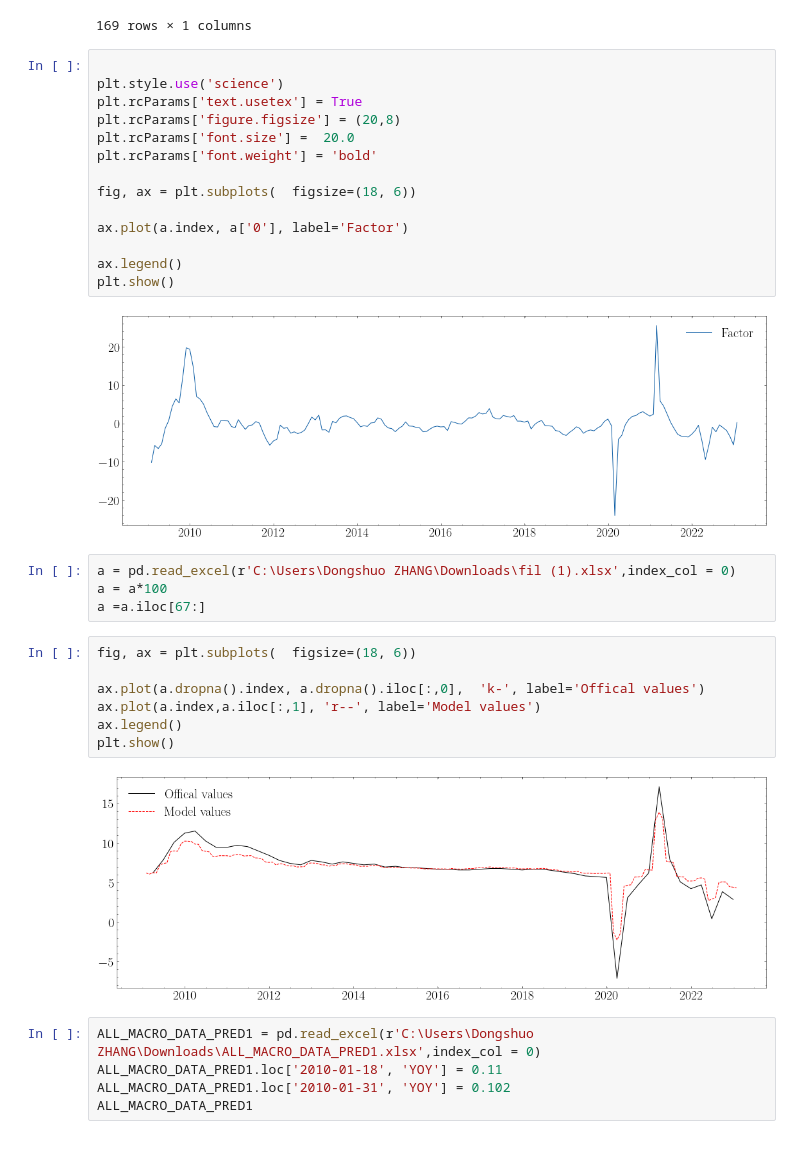
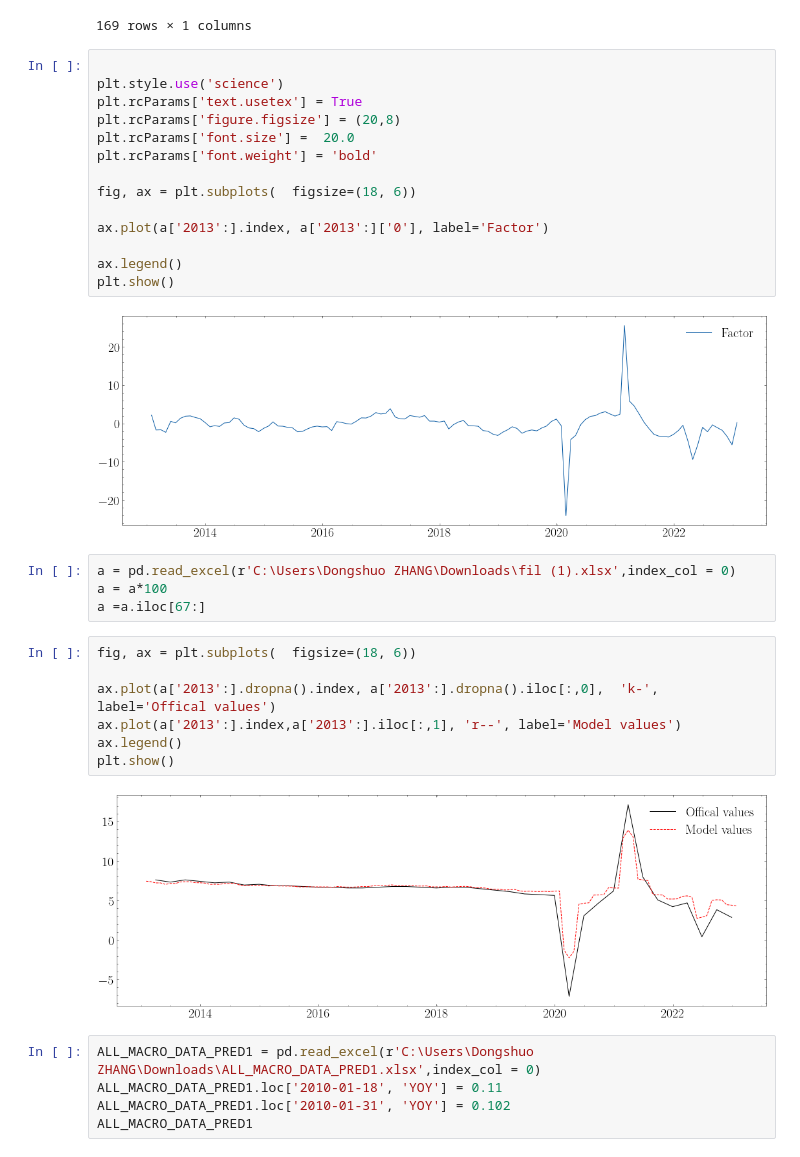
Before and after one commit to CharlesDZhang/China-GDP-Nowcasting, a Jupyter notebook: DFM.ipynb, the cells around one changed output. Saved outputs shown, nothing was run; the diff lists cells and outputs as text.

```diff
--- a/DFM.ipynb
+++ b/DFM.ipynb
@@ -217,12 +217,12 @@ plt.rcParams['font.weight'] = 'bold'
 
 fig, ax = plt.subplots(  figsize=(18, 6))
 
-ax.plot(a.index, a['0'], label='Factor')
+ax.plot(a['2013':].index, a['2013':]['0'], label='Factor')
 
 ax.legend()
 plt.show()
 # %% [output]
-[figure, old version]
+[figure, new version]
 # %%
 a = pd.read_excel(r'C:\Users\Dongshuo ZHANG\Downloads\fil (1).xlsx',index_col = 0)
 a = a*100
@@ -230,12 +230,12 @@ a =a.iloc[67:]
 # %%
 fig, ax = plt.subplots(  figsize=(18, 6))
 
-ax.plot(a.dropna().index, a.dropna().iloc[:,0],  'k-', label='Offical values')
-ax.plot(a.index,a.iloc[:,1], 'r--', label='Model values')
+ax.plot(a['2013':].dropna().index, a['2013':].dropna().iloc[:,0],  'k-', label='Offical values')
+ax.plot(a['2013':].index,a['2013':].iloc[:,1], 'r--', label='Model values')
 ax.legend()
 plt.show()
 # %% [output]
-[figure, old version]
+[figure, new version]
 # %%
 ALL_MACRO_DATA_PRED1 = pd.read_excel(r'C:\Users\Dongshuo ZHANG\Downloads\ALL_MACRO_DATA_PRED1.xlsx',index_col = 0)
 ALL_MACRO_DATA_PRED1.loc['2010-01-18', 'YOY'] = 0.11
```
Also changed, not shown: parts of 20 cells of this notebook, 5 other files.
